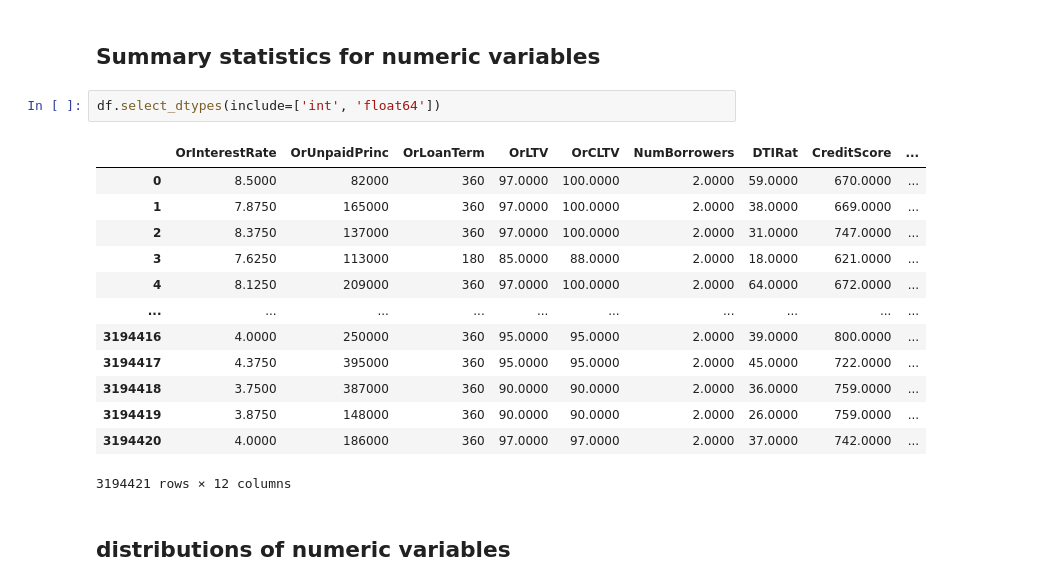
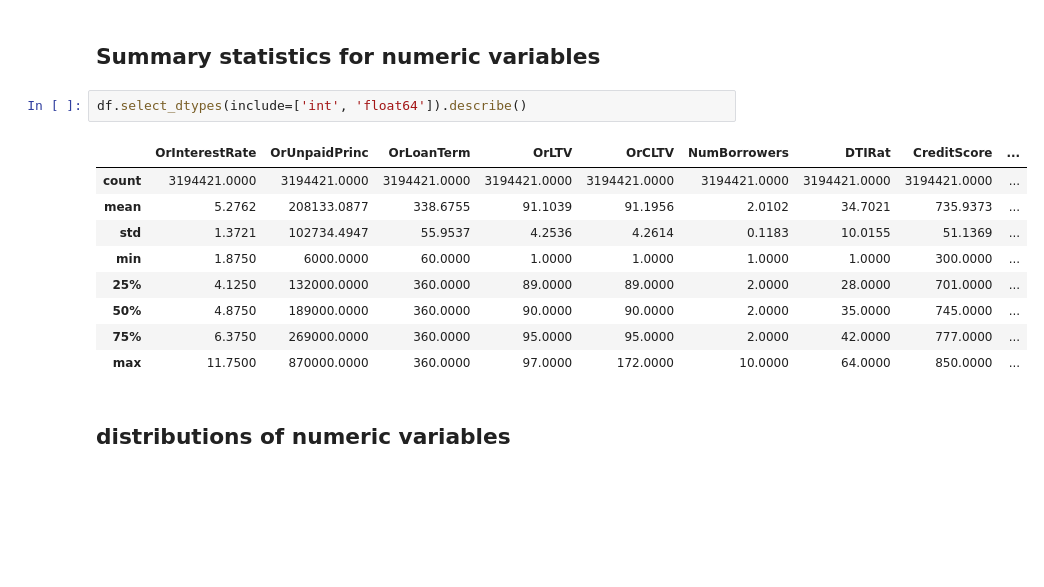
Before and after one commit to YD-Qi/Fannie-Mae-Loan-Project, a Jupyter notebook: Exploratory Data Analysis.ipynb, the cells around one changed output. Drawn from its saved outputs; the diff is of its cells as text; blank space fills up the shorter version.

```diff
--- a/Exploratory Data Analysis.ipynb
+++ b/Exploratory Data Analysis.ipynb
@@ -77,21 +77,17 @@ dtype: object
 # %% [markdown]
 ## Summary statistics for numeric variables
 # %%
-df.select_dtypes(include=['int', 'float64'])
+df.select_dtypes(include=['int', 'float64']).describe()
 # %% [output]
 |  | OrInterestRate | OrUnpaidPrinc | OrLoanTerm | OrLTV | OrCLTV | NumBorrowers | DTIRat | CreditScore | ... |
-| 0 | 8.5000 | 82000 | 360 | 97.0000 | 100.0000 | 2.0000 | 59.0000 | 670.0000 | ... |
-| 1 | 7.8750 | 165000 | 360 | 97.0000 | 100.0000 | 2.0000 | 38.0000 | 669.0000 | ... |
-| 2 | 8.3750 | 137000 | 360 | 97.0000 | 100.0000 | 2.0000 | 31.0000 | 747.0000 | ... |
-| 3 | 7.6250 | 113000 | 180 | 85.0000 | 88.0000 | 2.0000 | 18.0000 | 621.0000 | ... |
-| 4 | 8.1250 | 209000 | 360 | 97.0000 | 100.0000 | 2.0000 | 64.0000 | 672.0000 | ... |
-| ... | ... | ... | ... | ... | ... | ... | ... | ... | ... |
-| 3194416 | 4.0000 | 250000 | 360 | 95.0000 | 95.0000 | 2.0000 | 39.0000 | 800.0000 | ... |
-| 3194417 | 4.3750 | 395000 | 360 | 95.0000 | 95.0000 | 2.0000 | 45.0000 | 722.0000 | ... |
-| 3194418 | 3.7500 | 387000 | 360 | 90.0000 | 90.0000 | 2.0000 | 36.0000 | 759.0000 | ... |
-| 3194419 | 3.8750 | 148000 | 360 | 90.0000 | 90.0000 | 2.0000 | 26.0000 | 759.0000 | ... |
-| 3194420 | 4.0000 | 186000 | 360 | 97.0000 | 97.0000 | 2.0000 | 37.0000 | 742.0000 | ... |
+| count | 3194421.0000 | 3194421.0000 | 3194421.0000 | 3194421.0000 | 3194421.0000 | 3194421.0000 | 3194421.0000 | 3194421.0000 | ... |
+| mean | 5.2762 | 208133.0877 | 338.6755 | 91.1039 | 91.1956 | 2.0102 | 34.7021 | 735.9373 | ... |
+| std | 1.3721 | 102734.4947 | 55.9537 | 4.2536 | 4.2614 | 0.1183 | 10.0155 | 51.1369 | ... |
+| min | 1.8750 | 6000.0000 | 60.0000 | 1.0000 | 1.0000 | 1.0000 | 1.0000 | 300.0000 | ... |
+| 25% | 4.1250 | 132000.0000 | 360.0000 | 89.0000 | 89.0000 | 2.0000 | 28.0000 | 701.0000 | ... |
+| 50% | 4.8750 | 189000.0000 | 360.0000 | 90.0000 | 90.0000 | 2.0000 | 35.0000 | 745.0000 | ... |
+| 75% | 6.3750 | 269000.0000 | 360.0000 | 95.0000 | 95.0000 | 2.0000 | 42.0000 | 777.0000 | ... |
+| max | 11.7500 | 870000.0000 | 360.0000 | 97.0000 | 172.0000 | 10.0000 | 64.0000 | 850.0000 | ... |
-3194421 rows × 12 columns
 # %% [markdown]
 ## distributions of numeric variables
 # %%
```
